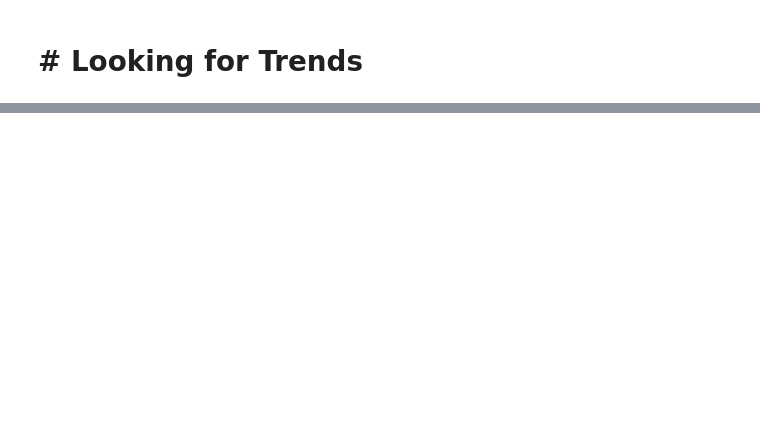
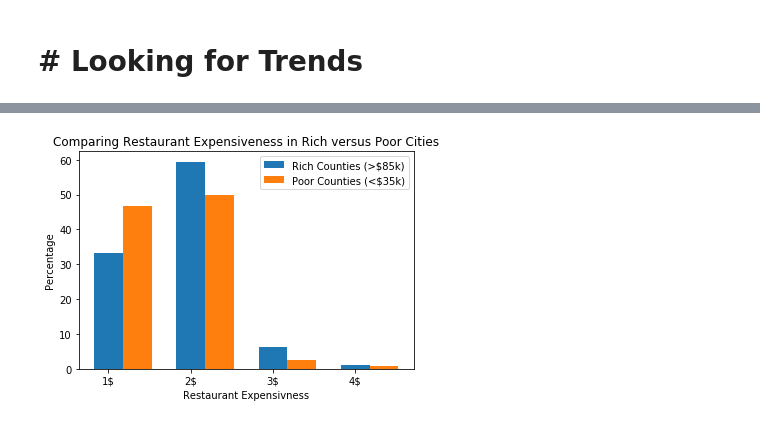
Before and after one commit to mlee0416/Dolphin-Rebels-, a Jupyter notebook: Census Analysis.ipynb, the cells around one changed output, grey strips where cells are left out. Saved outputs shown, nothing was run; the diff lists cells and outputs as text; code cells hidden in the pictures; blank space fills up the shorter version.

```diff
--- a/Census Analysis.ipynb
+++ b/Census Analysis.ipynb
@@ -500,0 +509,8 @@ Rich_County_Yelp_df.groupby("Price Cat").count()
+# %%
+#What is the proporation of Price Cat resturants in poor versus rich counties
+Poor_County_Yelp_df=Poor_County_Yelp_df.loc[Poor_County_Yelp_df["Price Cat"]!='']
+TempCount=Poor_County_Yelp_df.groupby("Price Cat").count()['County']
+TempCount
+df=pd.DataFrame(TempCount)
+df['County']=df['County']/df['County'].sum()*100
+df
@@ -500,0 +524,6 @@ Rich_County_Yelp_df.groupby("Price Cat").count()
+# %%
+Rich_County_Yelp_df=Rich_County_Yelp_df.loc[Rich_County_Yelp_df["Price Cat"]!='']
+RichCount=Rich_County_Yelp_df.groupby("Price Cat").count()['County']
+Rich_df=pd.DataFrame(RichCount)
+Rich_df["County"]=Rich_df["County"]/Rich_df["County"].sum()*100
+Rich_df
@@ -500,0 +537,15 @@ Rich_County_Yelp_df.groupby("Price Cat").count()
+# %%
+labels=["1$","2$","3$","4$"]
+
+x_axis=np.arange(0, len(labels), 1)
+width=0.35
+
+plt.bar(x_axis,Rich_df['County'],width, label="Rich Counties (>$85k)",tick_label=labels)
+plt.bar(x_axis+width,df['County'],width,label="Poor Counties (<$35k)")
+plt.legend(loc='best')
+plt.xlabel("Restaurant Expensivness")
+plt.ylabel("Percentage")
+plt.title("Comparing Restaurant Expensiveness in Rich versus Poor Cities")
+plt.show()
+# %% [output]
+[figure, added]
```
Also changed, not shown: parts of 21 cells of this notebook.
